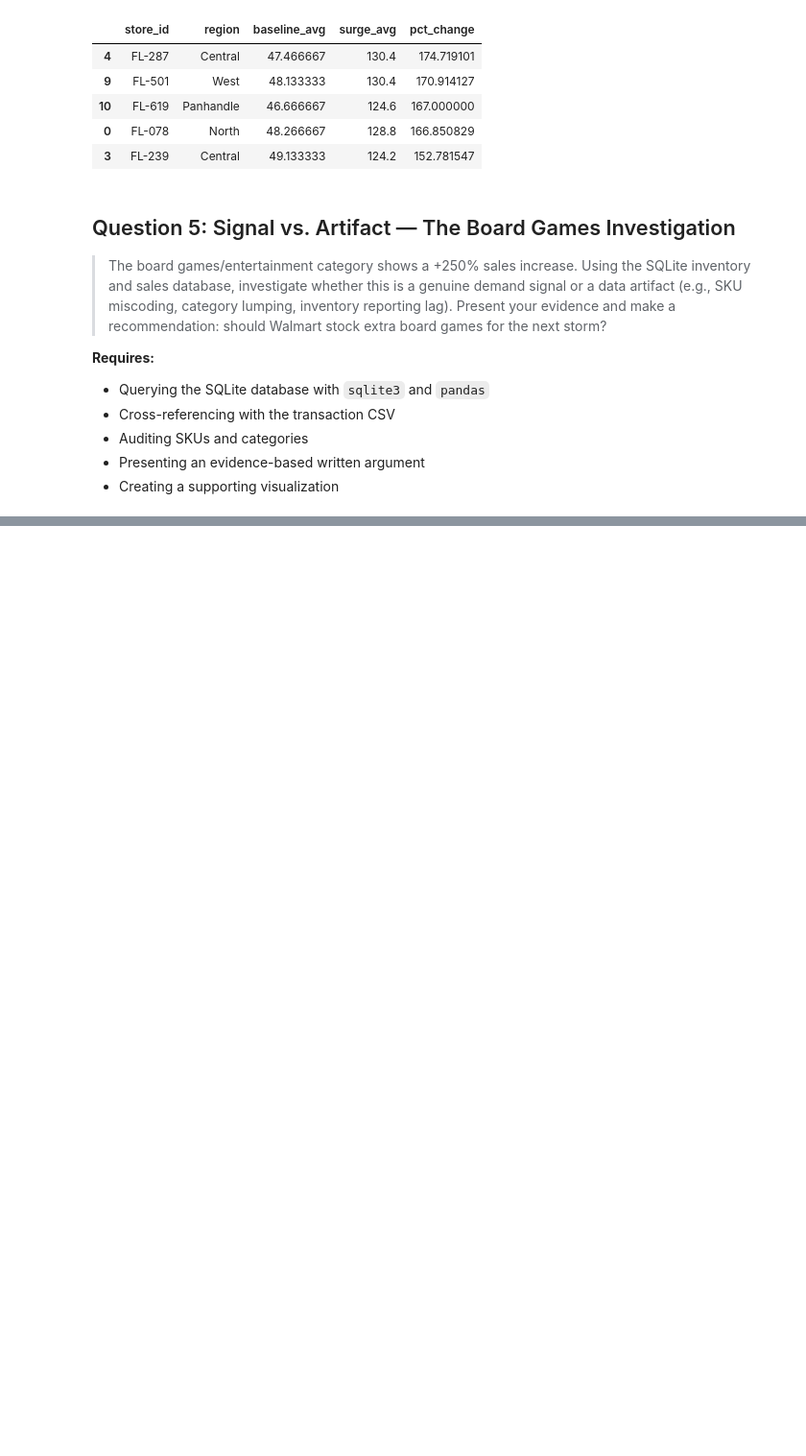
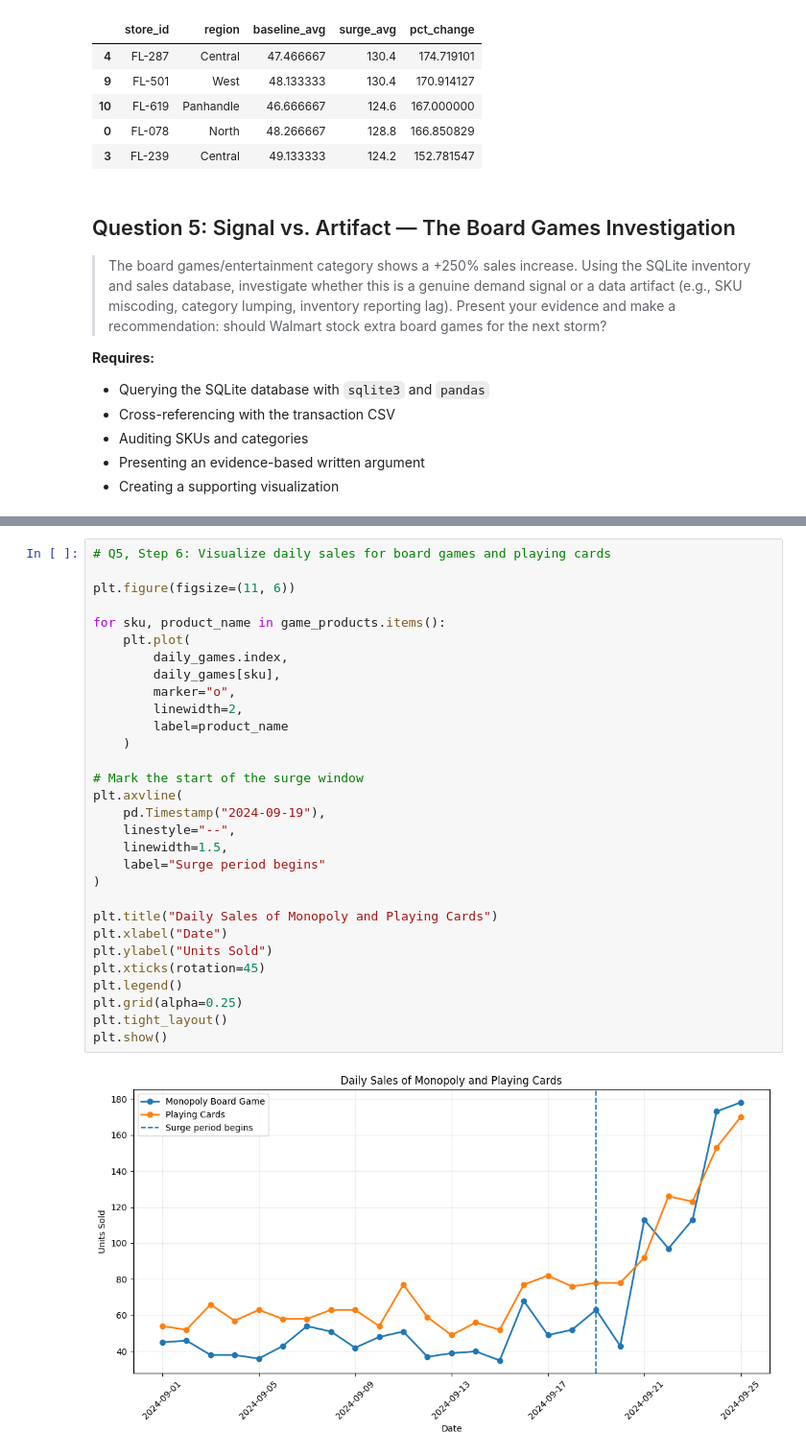
Before and after one commit to simichakravarty16/walmart-hurricane-project, a Jupyter notebook: notebooks/team_notebook.ipynb, the cells around one changed output, grey strips where cells are left out. Shown at 96% size. Cells and saved outputs as stored; diff of their text form; blank space fills up the shorter version.

```diff
--- a/notebooks/team_notebook.ipynb
+++ b/notebooks/team_notebook.ipynb
@@ -2053,0 +2119,32 @@ plt.show()
+# %%
+# Q5, Step 6: Visualize daily sales for board games and playing cards
+
+plt.figure(figsize=(11, 6))
+
+for sku, product_name in game_products.items():
+    plt.plot(
+        daily_games.index,
+        daily_games[sku],
+        marker="o",
+        linewidth=2,
+        label=product_name
+    )
+
+# Mark the start of the surge window
+plt.axvline(
+    pd.Timestamp("2024-09-19"),
+    linestyle="--",
+    linewidth=1.5,
+    label="Surge period begins"
+)
+
+plt.title("Daily Sales of Monopoly and Playing Cards")
+plt.xlabel("Date")
+plt.ylabel("Units Sold")
+plt.xticks(rotation=45)
+plt.legend()
+plt.grid(alpha=0.25)
+plt.tight_layout()
+plt.show()
+# %% [output]
+[figure, added]
```
Also changed, not shown: parts of 11 cells of this notebook.
